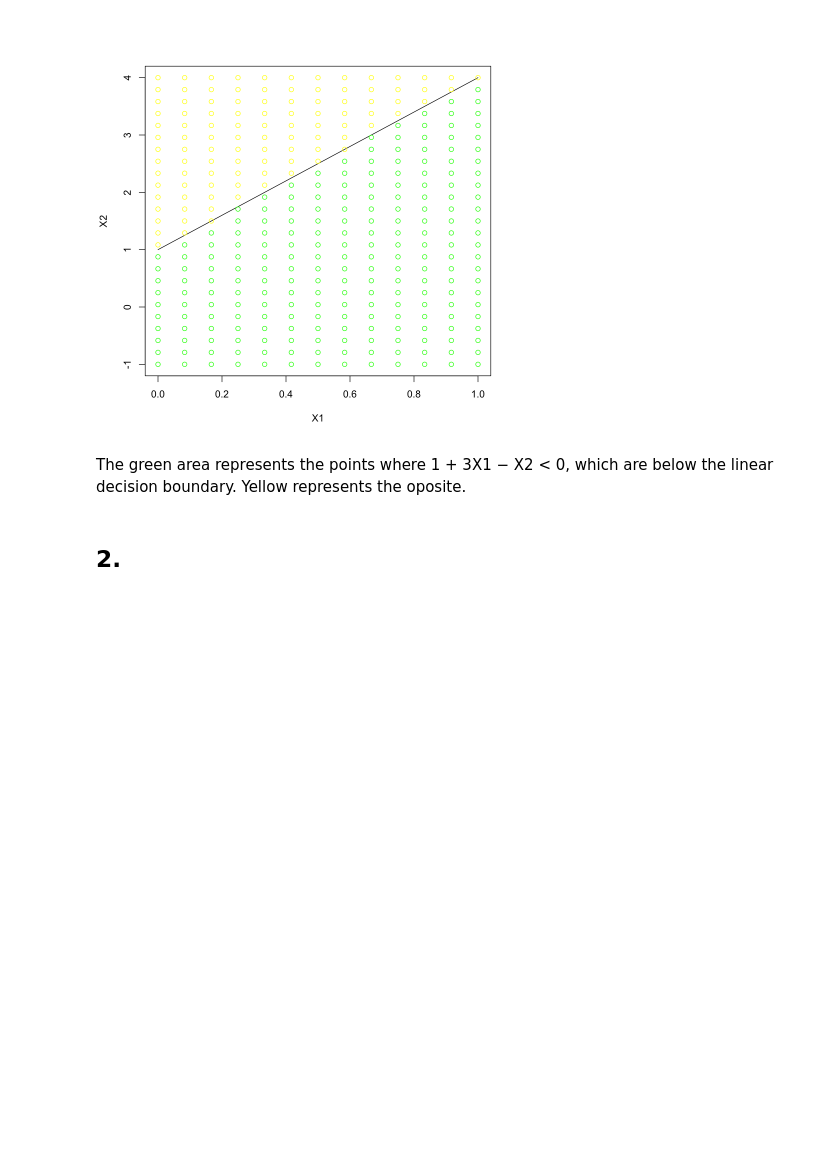
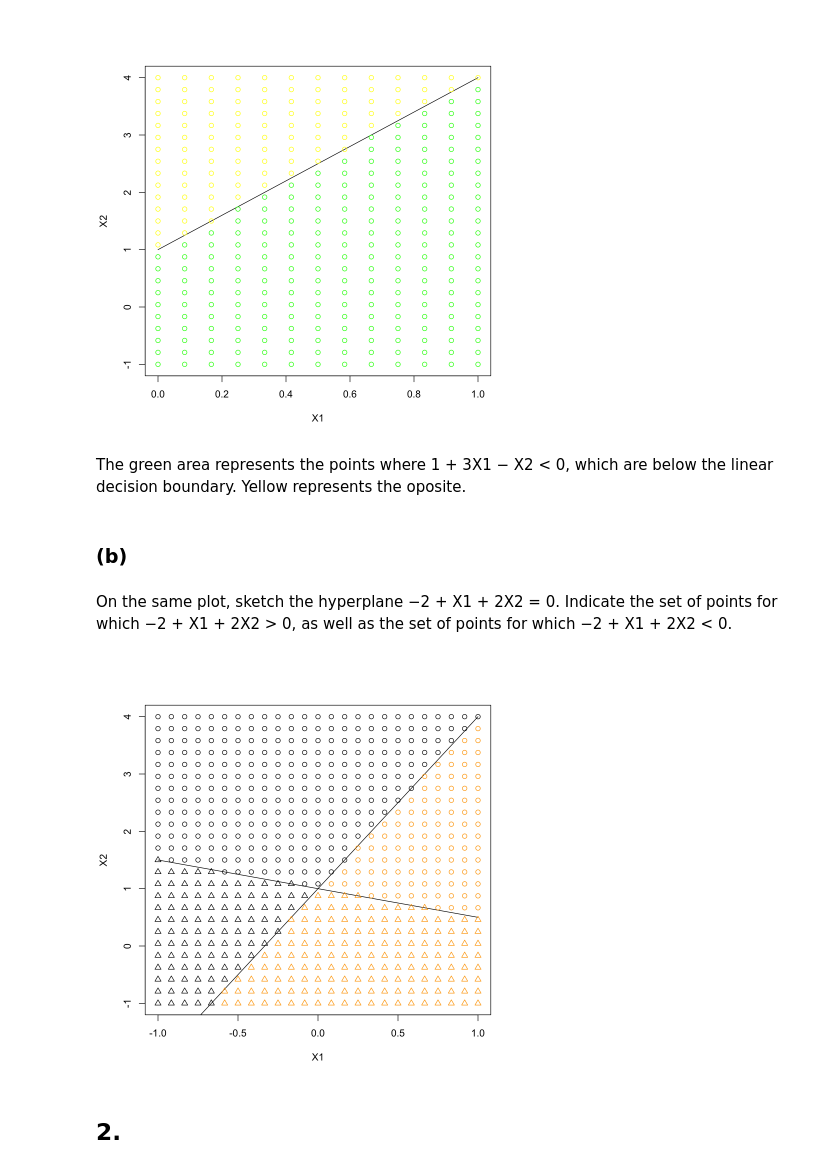
Before and after one commit to dimitrik1223/ISLR, a Jupyter notebook: ISLR/ISLR Exercises Chapter 9.ipynb, the cells around one changed output. Cells and saved outputs as stored; diff of their text form; code cells hidden in the pictures; blank space fills up the shorter version.

```diff
--- a/ISLR/ISLR Exercises Chapter 9.ipynb
+++ b/ISLR/ISLR Exercises Chapter 9.ipynb
@@ -49,6 +51,21 @@ for(i in seq(-1,1,length.out = 25)){
 [figure]
 # %% [markdown]
 The green area represents the points where 1 + 3X1 − X2 < 0, which are below the linear decision boundary. Yellow represents the oposite.
+# %% [markdown]
+### (b)
+# %% [markdown]
+On the same plot, sketch the hyperplane −2 + X1 + 2X2 = 0. Indicate the set of points for which −2 + X1 + 2X2 > 0, as well as the set of points for which −2 + X1 + 2X2 < 0.
+# %%
+X1=seq(-1,1,0.1)
+plot(X1,1+3*X1,xlab='X1',ylab='X2',type='l',xlim=c(-1,1),ylim=c(-1,4))
+lines(X1,1-1/2*X1)
+
+for(i in seq(-1,1,length.out = 25)){
+  pts=data.frame(rep(i,25),seq(-1,4,length.out = 25))
+  points(pts,col=ifelse(1+3*pts[,1]-pts[,2]>0,'orange','black'),pch=ifelse(-2+pts[,1]+2*pts[,2]>0,1,2))
+}
+# %% [output]
+[figure, added]
 # %% [markdown]
 ## 2.
 # %% [markdown]
```
Also changed, not shown: parts of 1 cell of this notebook, 1 other file.
